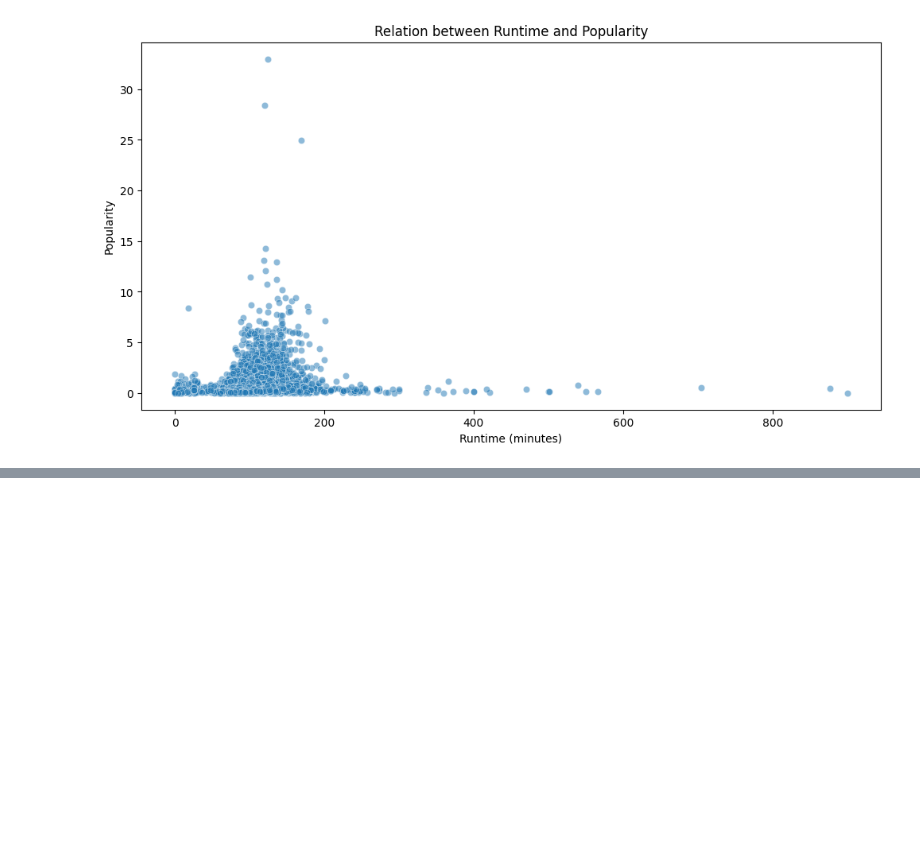
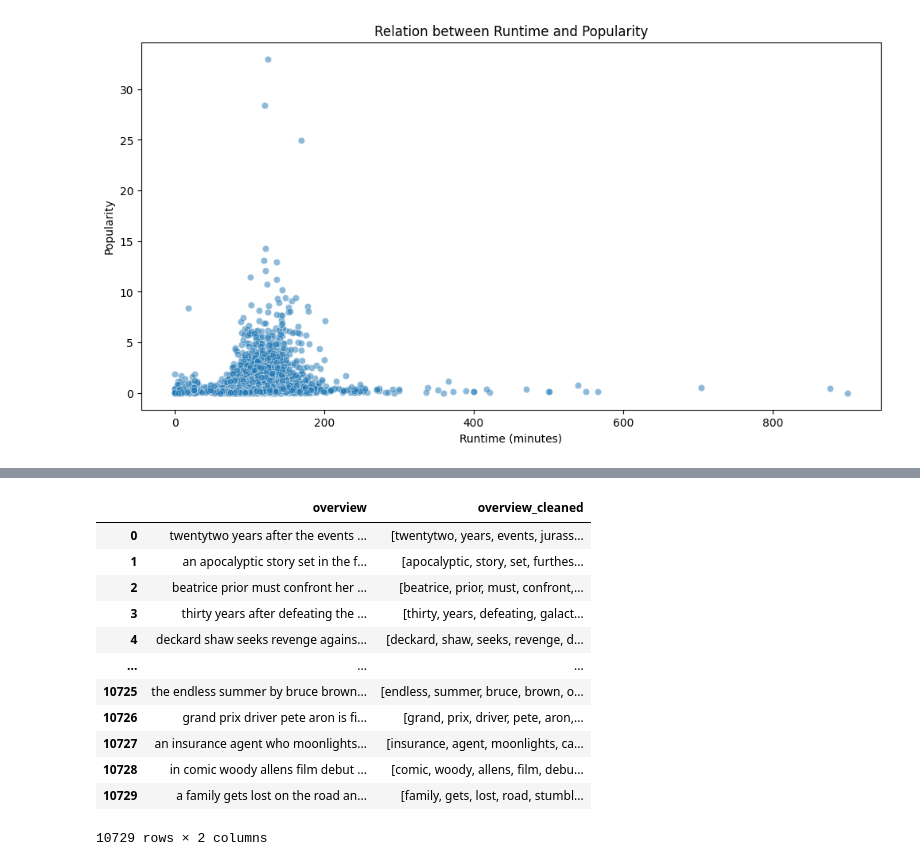
Before and after one commit to arzumerturkk/Movie-Recommendation-System, a Jupyter notebook: main.ipynb, the cells around one changed output, grey strips where cells are left out. Drawn from its saved outputs; the diff is of its cells as text; code cells hidden in the pictures; blank space fills up the shorter version.

```diff
--- a/main.ipynb
+++ b/main.ipynb
@@ -207,0 +305,17 @@ create_scatter_plot('runtime', 'popularity', df, 'Relation between Runtime and P
+# %%
+def remove_spaces(data, columns):
+    for column in columns:
+        data[column] = data[column].apply(lambda x: " ".join(x.split()))
+    return data
+df2 = remove_spaces(df2, ['cast', 'director', 'overview'])
+# %%
+def remove_numbers(data, columns):
+    for column in columns:
+        data[column] = data[column].apply(lambda x: re.sub(r'\d+', '', x))
+    return data
+
+df2 = remove_numbers(df2, ['cast', 'director', 'overview'])
+# %%
+sw = set(stopwords.words("english"))
+print(sw)
+df2['overview'] = df2['overview'].apply(lambda x: ''.join([i for i in x if i not in string.punctuation]))
@@ -207,0 +331,19 @@ create_scatter_plot('runtime', 'popularity', df, 'Relation between Runtime and P
+# %%
+df2["overview_cleaned"] = df2.overview.str.split(" ")
+df2.overview_cleaned = df2.overview_cleaned.apply(lambda x: [i for i in x if i not in sw])
+# %%
+df2[['overview','overview_cleaned']]
+# %% [output]
+|  | overview | overview_cleaned |
+| 0 | twentytwo years after the events ... | [twentytwo, years, events, jurass... |
+| 1 | an apocalyptic story set in the f... | [apocalyptic, story, set, furthes... |
+| 2 | beatrice prior must confront her ... | [beatrice, prior, must, confront,... |
+| 3 | thirty years after defeating the ... | [thirty, years, defeating, galact... |
+| 4 | deckard shaw seeks revenge agains... | [deckard, shaw, seeks, revenge, d... |
+| ... | ... | ... |
+| 10725 | the endless summer by bruce brown... | [endless, summer, bruce, brown, o... |
+| 10726 | grand prix driver pete aron is fi... | [grand, prix, driver, pete, aron,... |
+| 10727 | an insurance agent who moonlights... | [insurance, agent, moonlights, ca... |
+| 10728 | in comic woody allens film debut ... | [comic, woody, allens, film, debu... |
+| 10729 | a family gets lost on the road an... | [family, gets, lost, road, stumbl... |
+10729 rows × 2 columns
```
Also changed, not shown: parts of 30 cells of this notebook.
